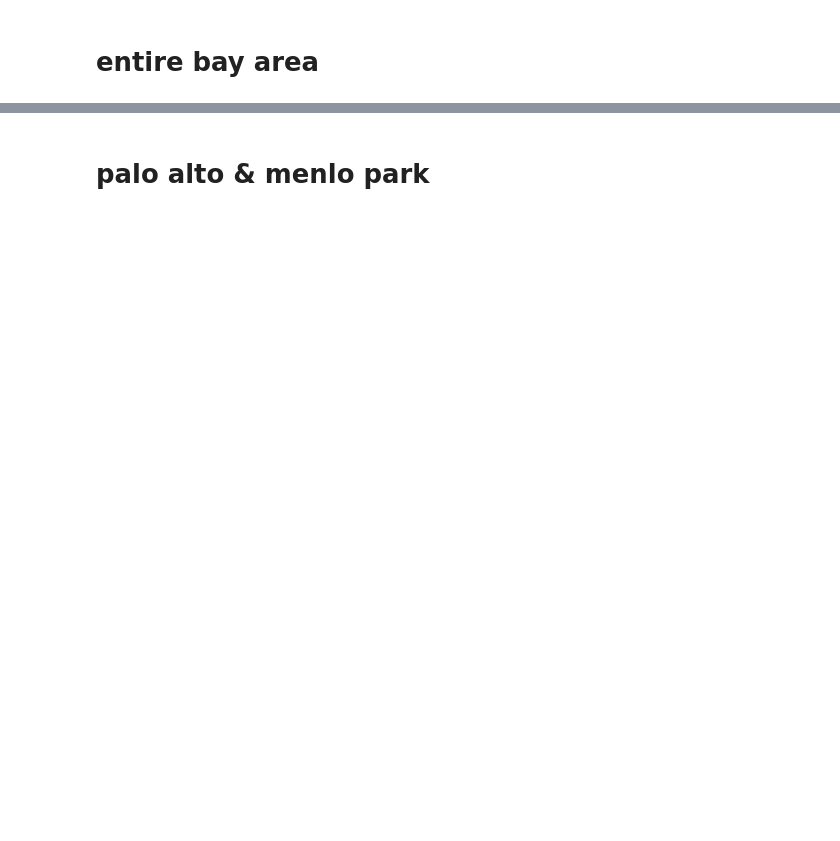
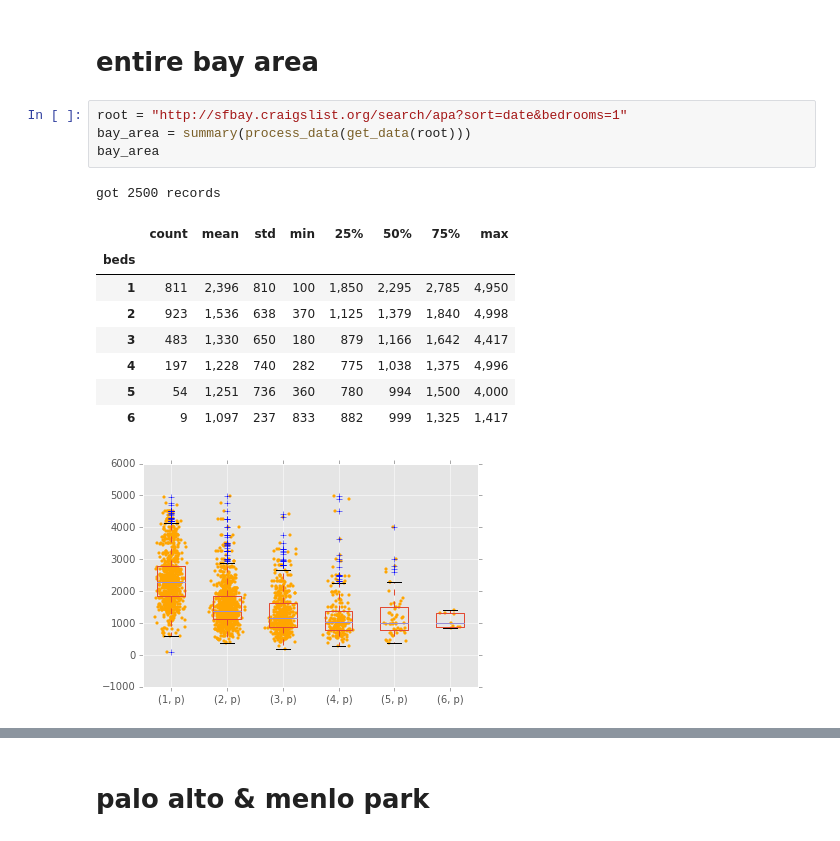
Before and after one commit to dflatow/notebooks, a Jupyter notebook: bay_area_rent.ipynb, the cells around one changed output, grey strips where cells are left out. Saved outputs shown, nothing was run; the diff lists cells and outputs as text; blank space fills up the shorter version.

```diff
--- a/bay_area_rent.ipynb
+++ b/bay_area_rent.ipynb
@@ -1,2 +1,17 @@
 # %% [markdown]
 # entire bay area
+# %%
+root = "http://sfbay.craigslist.org/search/apa?sort=date&bedrooms=1"
+bay_area = summary(process_data(get_data(root)))
+bay_area
+# %% [output]
+got 2500 records
+|  | count | mean | std | min | 25% | 50% | 75% | max |
+| beds |  |  |  |  |  |  |  |  |
+| 1 | 811 | 2,396 | 810 | 100 | 1,850 | 2,295 | 2,785 | 4,950 |
+| 2 | 923 | 1,536 | 638 | 370 | 1,125 | 1,379 | 1,840 | 4,998 |
+| 3 | 483 | 1,330 | 650 | 180 | 879 | 1,166 | 1,642 | 4,417 |
+| 4 | 197 | 1,228 | 740 | 282 | 775 | 1,038 | 1,375 | 4,996 |
+| 5 | 54 | 1,251 | 736 | 360 | 780 | 994 | 1,500 | 4,000 |
+| 6 | 9 | 1,097 | 237 | 833 | 882 | 999 | 1,325 | 1,417 |
+[figure, added]
```
Also changed, not shown: parts of 6 cells of this notebook, 1 other file.
